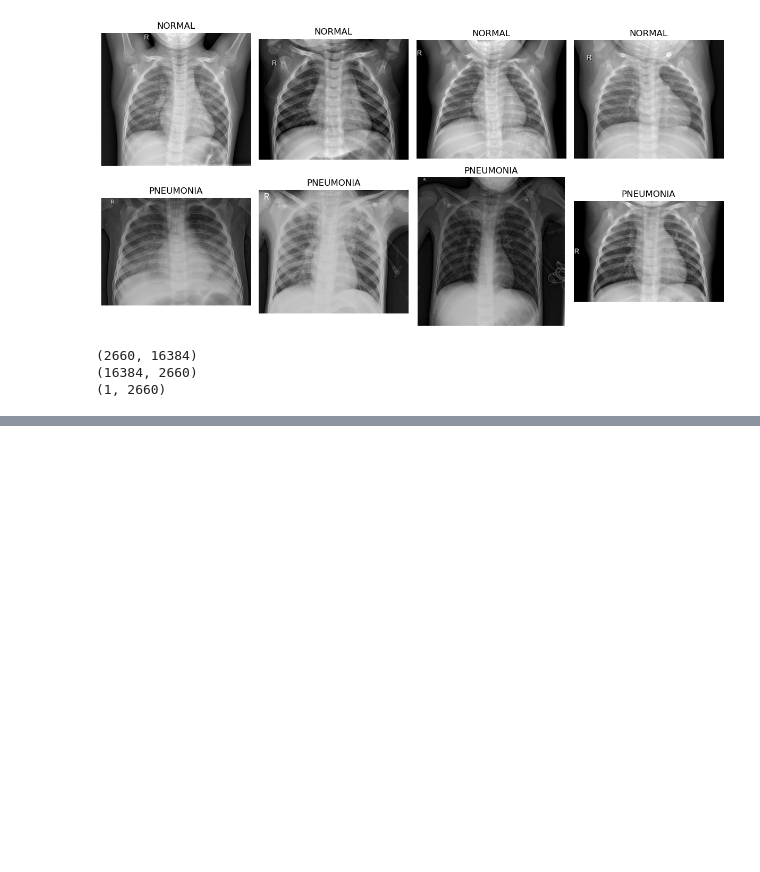
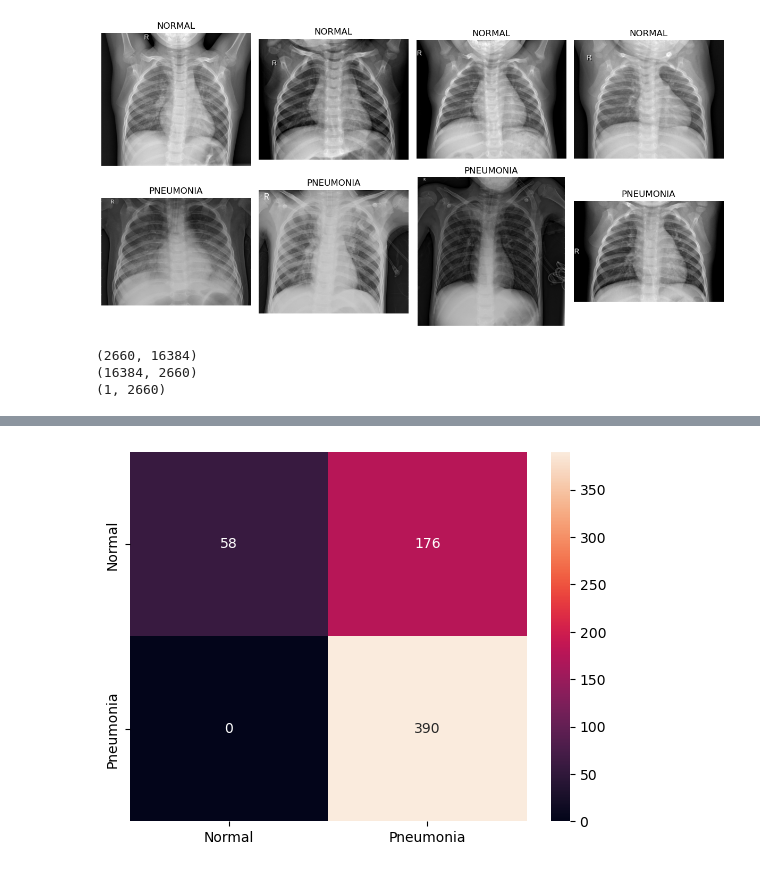
Before and after one commit to Haidy-sayed/Pneumonia-Detector-from-Chest-X-Rays, a Jupyter notebook: pneumonia_detector.ipynb, the cells around one changed output, grey strips where cells are left out. Cells and saved outputs as stored; diff of their text form; code cells hidden in the pictures; blank space fills up the shorter version.

```diff
--- a/pneumonia_detector.ipynb
+++ b/pneumonia_detector.ipynb
@@ -358,0 +475,11 @@ print(Y_val.shape)
+# %%
+import seaborn as sns
+
+cm = confusion_matrix(Y_test.flatten(), predictions.flatten())
+sns.heatmap(cm, annot=True, fmt='d',
+            xticklabels=['Normal','Pneumonia'],
+            yticklabels=['Normal','Pneumonia'])
+plt.savefig('confusion_matrix.png')
+plt.show()
+# %% [output]
+[figure, added]
```
Also changed, not shown: parts of 7 cells of this notebook, 3 other files.
